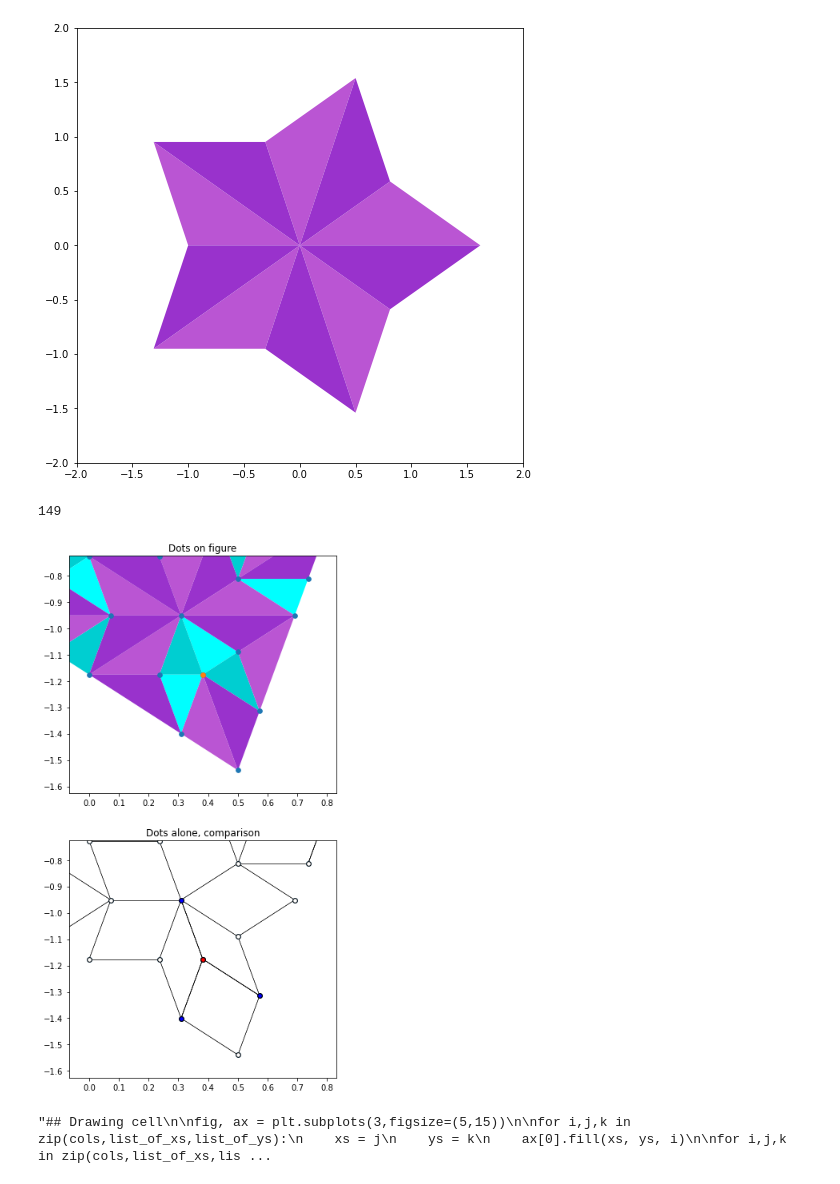
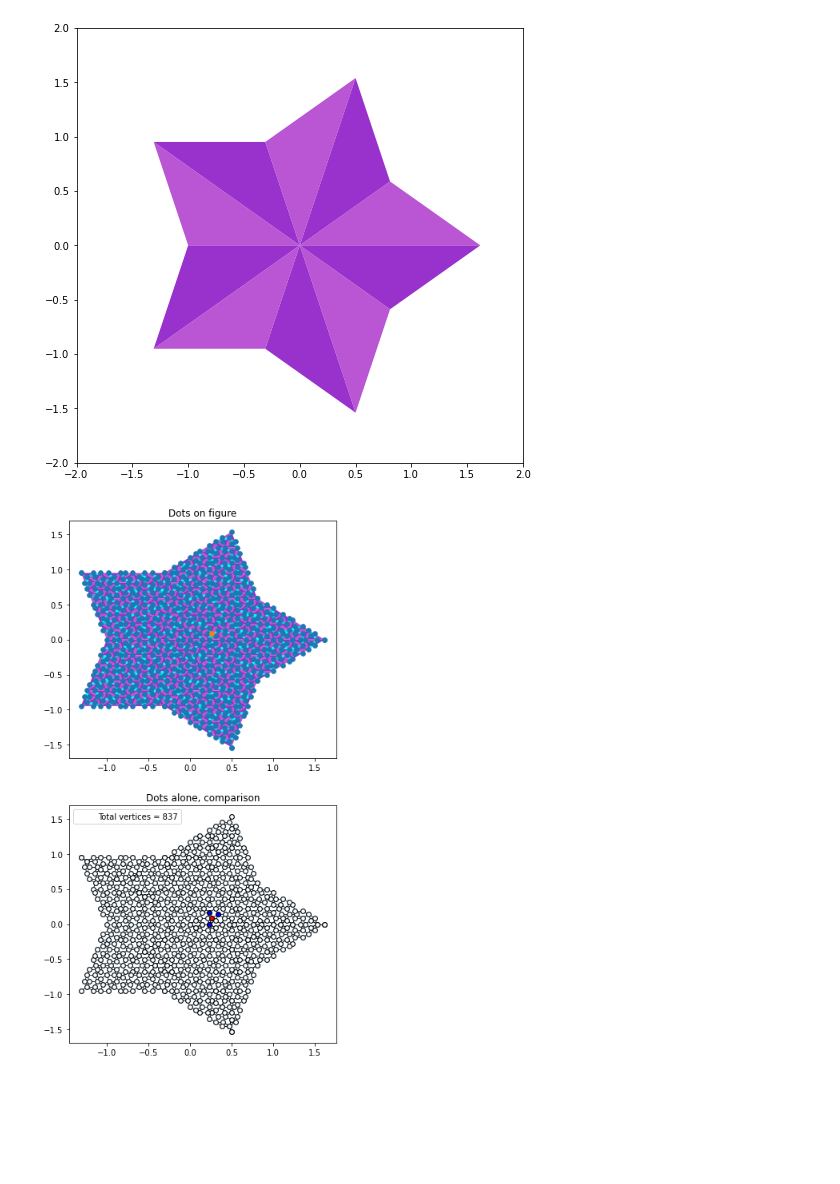
Before and after one commit to Kroghski/Bachelor, a Jupyter notebook: Bachelor_code/Penrose_tiling.ipynb, the cells around one changed output. Saved outputs shown, nothing was run; the diff lists cells and outputs as text; code cells hidden in the pictures; blank space fills up the shorter version.

```diff
--- a/Bachelor_code/Penrose_tiling.ipynb
+++ b/Bachelor_code/Penrose_tiling.ipynb
@@ -451,7 +451,7 @@ for i in Ps:
     ys = [y for x,y in i[0]]
     ax.fill(xs,ys, i[1])
 
-decomp_number = 3
+decomp_number = 5
 coors, cols = recur_decomp(Ps, decomp_number)
 list_of_xs = xtractor(coors, Plotting= True)
 list_of_ys = ytractor(coors, Plotting= True)
@@ -482,99 +482,55 @@ red_xs, red_ys = xy_separator(test_points)
 def jump_finder(input_list):
     # Define empty possible jumps
     total_jumps = []
+    jump_indices = []
     for i in input_list:
         # Calculate every jump for every point
         jumps = [x for x in input_list if  Side_decomp - 1*10**(-decomp_number) < np.linalg.norm( np.array(i) - np.array(x) ) < Side_decomp + 1*10**(-decomp_number)]
-        # Append to main list
+        # Find index of site to which we may jump
+        indices = [j for j in range(len(input_list)) for y in jumps if input_list[j] == y]
+        # Append to main lists
         total_jumps.append(jumps)
-    return total_jumps
+        jump_indices.append(indices)
+    return total_jumps, jump_indices
 
-jumps_test = jump_finder(test_points)
+total_jumps, jump_indices = jump_finder(test_points)
 
-x_sides = [x for x,y in jumps_test[point_choice]]
-y_sides = [y for x,y in jumps_test[point_choice]]
-len(test_points)
+x_sides = [x for x,y in total_jumps[point_choice]]
+y_sides = [y for x,y in total_jumps[point_choice]]
-# %% [output]
-149
 # %%
 ## Drawing cell for making reduction easier
 
 fig, ax = plt.subplots(2,figsize=(6,12))
 
 for i,j,k in zip(cols,list_of_xs,list_of_ys):
     xs = j
     ys = k
     ax[0].fill(xs, ys, i)
 
-for i,j in zip(test_points,jumps_test):
+for i,j in zip(test_points,total_jumps):
     xs = [x for x,y in j]
     ys = [y for x,y in j]
     for l,k in zip(xs,ys):
         ax[1].plot([i[0],l], [i[1],k], color= 'k', zorder= 1, linewidth= 0.5)
 
 marker_size1 = 32
 marker_size2 = 32
 
 ax[0].scatter(x= red_xs, y= red_ys, s= marker_size1)
 ax[0].scatter(x= test_points[point_choice][0], y= test_points[point_choice][1], s= marker_size1)
 
 ax[1].scatter(x= red_xs, y= red_ys, s= marker_size2)
 ax[1].scatter(x= red_xs, y= red_ys, s= marker_size2, zorder= 2, facecolor= 'w', edgecolor= 'k')
 ax[1].scatter(x= x_sides, y= y_sides, s= marker_size2, zorder= 3, facecolor= 'b', edgecolor= 'k')
 ax[1].scatter(x= test_points[point_choice][0], y= test_points[point_choice][1], s= marker_size2, zorder= 3, facecolor= 'r', edgecolor= 'k')
 
-#ax[1].set_xlim([-1.65,1.65])
-#ax[1].set_ylim([-1.65,1.65])
-
 ax[0].set_title('Dots on figure')
 ax[1].set_title('Dots alone, comparison')
 
-x_zoom = test_points[point_choice][0]
-y_zoom = test_points[point_choice][1]
+ax[1].plot([],[], linestyle= '', label= "Total vertices = {}".format(len(test_points)))
 
-ax[0].set_xlim([x_zoom - 0.45,x_zoom + 0.45])
-ax[0].set_ylim([y_zoom - 0.45,y_zoom + 0.45])
-ax[1].set_xlim([x_zoom - 0.45,x_zoom + 0.45])
-ax[1].set_ylim([y_zoom - 0.45,y_zoom + 0.45])
+ax[1].legend()
 
 plt.savefig('../Illustrations/hofstadter_Penrose_tiling.png')
 # %% [output]
-[figure, old version]
+[figure, new version]
-# %%
-"""## Drawing cell
-
-fig, ax = plt.subplots(3,figsize=(5,15))
-
-for i,j,k in zip(cols,list_of_xs,list_of_ys):
-    xs = j
-    ys = k
-    ax[0].fill(xs, ys, i)
-
-for i,j,k in zip(cols,list_of_xs,list_of_ys):
-    xs = j
-    ys = k
-    ax[1].fill(xs, ys, i)
-
-for i,j,k in zip(cols,list_of_xs,list_of_ys):
-    xs = j
-    ys = k
-    ax[2].fill(xs, ys, i)
-
-ax[0].set_xlim([-2,2])
-ax[0].set_ylim([-2,2])
-
-ax[1].set_xlim([-0.75,0.75])
-ax[1].set_ylim([-0.75,0.75])
-
-ax[2].set_xlim([-0.1,0.1])
-ax[2].set_ylim([-0.1,0.1])
-
-ax[0].grid(1)
-ax[1].grid(1)
-
-ax[0].set_title('Penrose tiling - Overview')
-ax[1].set_title('Penrose tiling - Zoomed in')
-ax[2].set_title('Penrose tiling - Zoomed in, more')
-plt.savefig('example_penrose_tiling_new.png')"""
-# %% [output]
-"## Drawing cell\n\nfig, ax = plt.subplots(3,figsize=(5,15))\n\nfor i,j,k in zip(cols,list_of_xs,list_of_ys):\n    xs = j\n    ys = k\n    ax[0].fill(xs, ys, i)\n\nfor i,j,k in zip(cols,list_of_xs,lis ...
```
Also changed, not shown: parts of 3 cells of this notebook, 5 other files.
